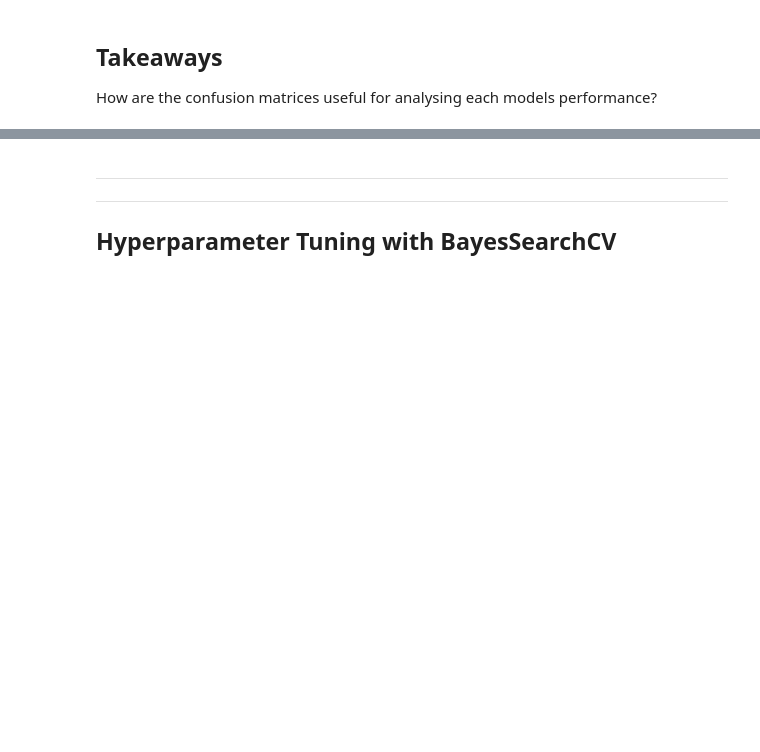
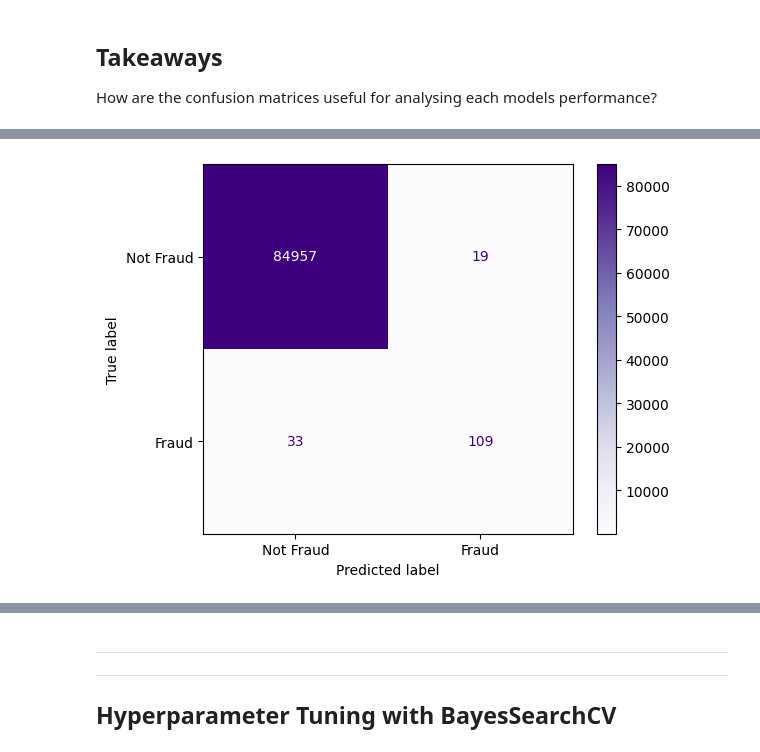
Before and after one commit to mailliwJ/FraudDetection, a Jupyter notebook: notebooks/2_sampling_trials.ipynb, the cells around one changed output, grey strips where cells are left out. Drawn from its saved outputs; the diff is of its cells as text; code cells hidden in the pictures; blank space fills up the shorter version.

Commit message:
mlp model

```diff
--- a/notebooks/2_sampling_trials.ipynb
+++ b/notebooks/2_sampling_trials.ipynb
@@ -118,7 +118,7 @@ scorers = {
     "ROC-AUC": make_scorer(roc_auc_score, response_method='predict')
 }
 
-preprocessor_v1 = ColumnTransformer(transformers=[('drop_cols', 'drop', ['Time', 'Amount'])], remainder='passthrough')
+preprocessor_v1 = ColumnTransformer(transformers=[('drop_cols', 'drop', ['Time', 'Amount'])], remainder='passthrough', force_int_remainder_cols=True)
 # %%
 def cross_validate_models(X, y, algorithms={}, pipe_steps=[], preprocessor='v1', cv=5, scorers=None, return_cm=False):
     """
@@ -650,0 +751,22 @@ How are the confusion matrices useful for analysing each models performance?
+# %%
+# Predict on test set and visualize performance with confusion matrix
+y_pred_mlp = mlp_pipe.predict(X_test)
+
+cm_mlp = confusion_matrix(y_test, y_pred_mlp)
+
+mlp_results = {
+    'Model': 'Multi Layer Perceptron',
+    'Sampling': 'NONE',
+    'Recall':round(recall_score(y_test, y_pred_mlp),2),
+    'Precision': round(precision_score(y_test, y_pred_mlp),2),
+    'F1 Score': round(f1_score(y_test, y_pred_mlp),2),
+    'PR-AUC': round(average_precision_score(y_test, y_pred_mlp),2),
+    'ROC-AUC': round(roc_auc_score(y_test, y_pred_mlp),2),
+    'True Negative': cm_mlp[0,0],
+    'False Positive': cm_mlp[0,1],
+    'False Negative': cm_mlp[1,0],
+    'True Positive': cm_mlp[1,1]
+}
+
+ConfusionMatrixDisplay.from_predictions(y_test, y_pred_mlp, display_labels=['Not Fraud', 'Fraud'], values_format='d', cmap='Purples');
+# %% [output]
@@ -650,0 +774 @@ How are the confusion matrices useful for analysing each models performance?
+[figure, added]
```
Also changed, not shown: parts of 11 cells of this notebook.
